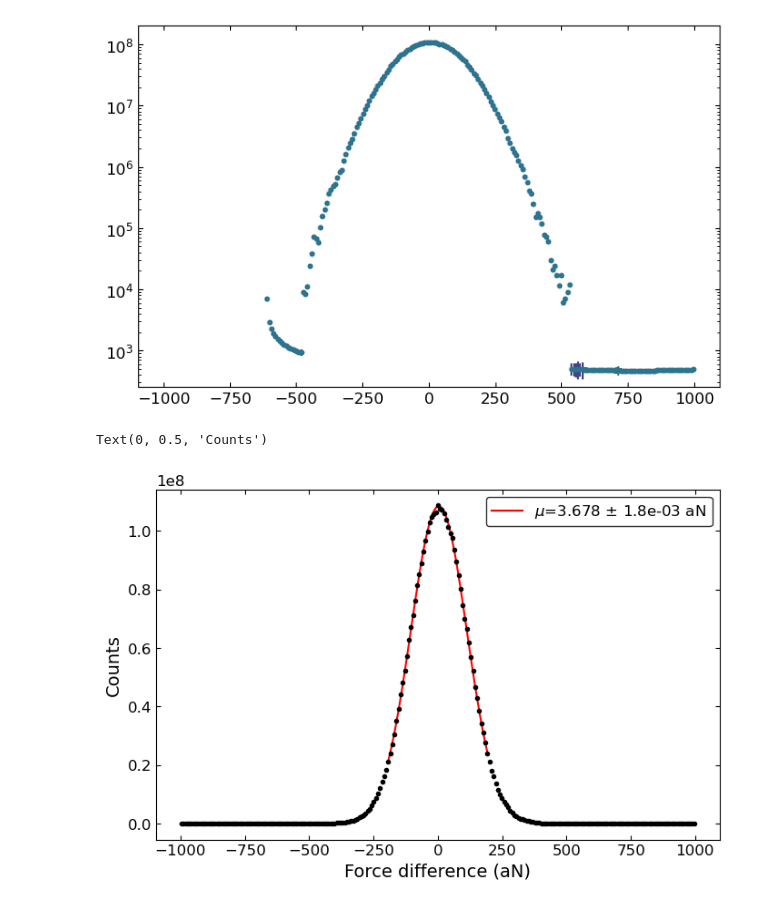
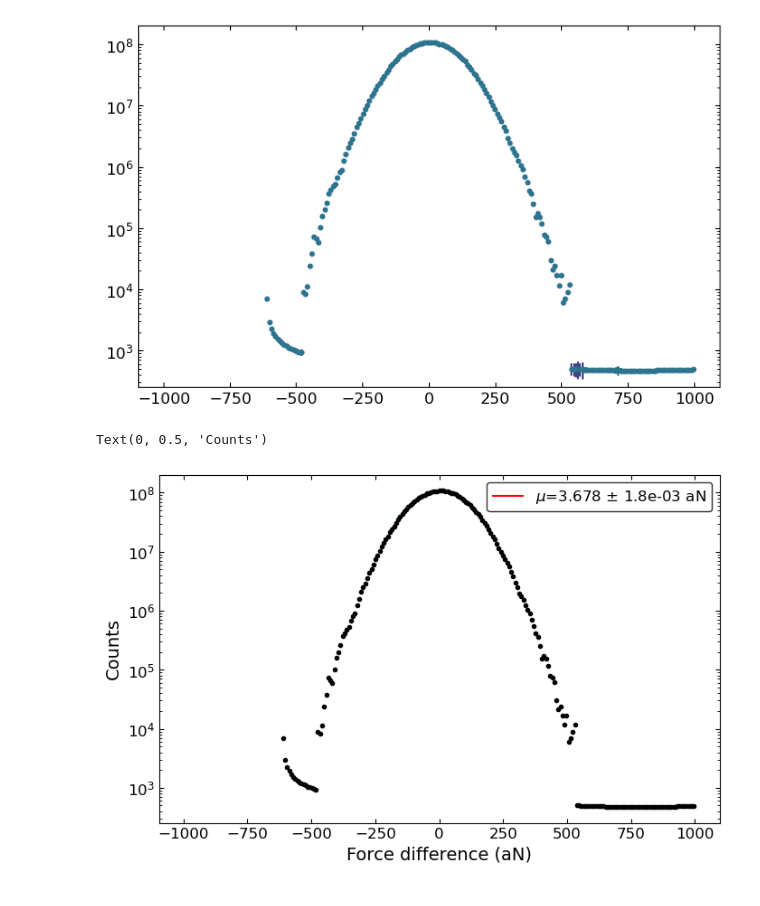
Before and after one commit to yuhants/lorentz_force, a Jupyter notebook: analysis_notebook/20250811_new_switching_analysis.ipynb, the cells around one changed output. Saved outputs shown, nothing was run; the diff lists cells and outputs as text; code cells hidden in the pictures.

```diff
--- a/analysis_notebook/20250811_new_switching_analysis.ipynb
+++ b/analysis_notebook/20250811_new_switching_analysis.ipynb
@@ -212,14 +216,14 @@ ax.set_yscale('log')
 # %%
 fig, ax = plt.subplots(1, 1, figsize=(8, 5))
 
 ax.errorbar(bc*1e18, hist_diff, yerr=np.sqrt(hist_diff), color='k', fmt='.')
 ax.plot(bc[idx_fit]*1e18, np.exp(log_gauss(bc[idx_fit]*1e18, gp[0], gp[1], gp[2])), 'r-', label=fr'$\mu$={gp[1]:.3f} $\pm$ {gp[2]/np.sqrt(np.sum(hist)):.1e} aN')
 
 # ax.set_ylim(1, 2e8)
-# ax.set_yscale('log')
+ax.set_yscale('log')
 ax.legend(edgecolor='k')
 ax.set_xlabel('Force difference (aN)')
 ax.set_ylabel('Counts')
 # %% [output]
 Text(0, 0.5, 'Counts')
-[figure, old version]
+[figure, new version]
```
Also changed, not shown: parts of 1 cell of this notebook, 1 other file.
